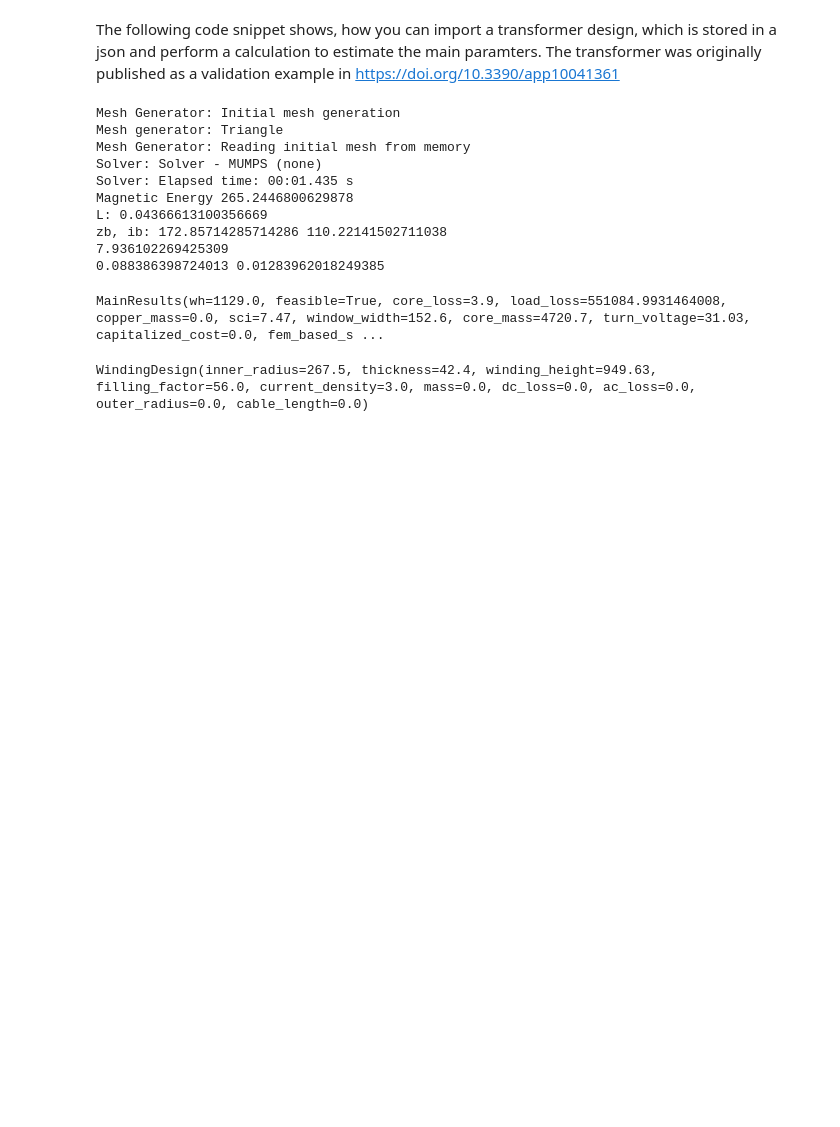
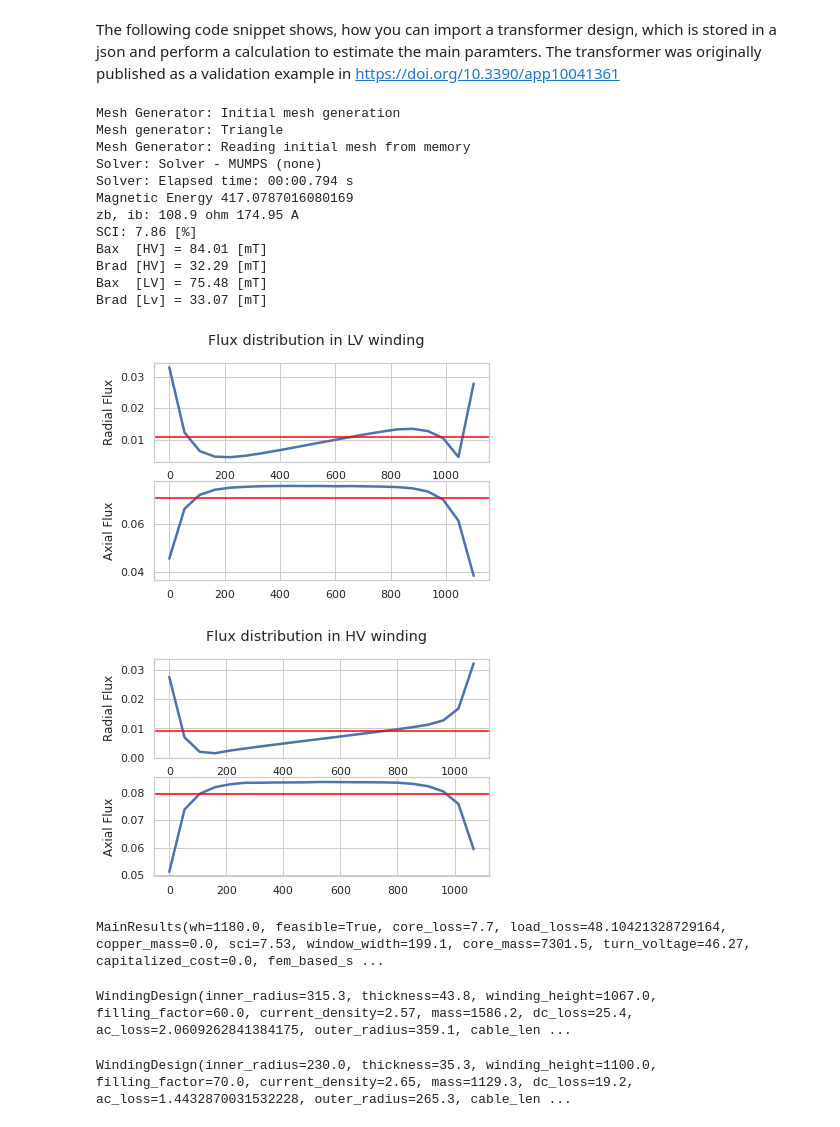
Before and after one commit to tamasorosz/TrafoCalc, a Jupyter notebook: notes/6300kVA_transformer.ipynb, the cells around one changed output. Cells and saved outputs as stored; diff of their text form; code cells hidden in the pictures; blank space fills up the shorter version.

```diff
--- a/notes/6300kVA_transformer.ipynb
+++ b/notes/6300kVA_transformer.ipynb
@@ -9,37 +9,45 @@ The following code snippet shows, how you can import a transformer design, which
 # %%
 from importlib_resources import files
 from src.two_winding_model import TransformerDesign, TwoWindingModel
 
-path = files("data").joinpath("6300_kVA_example.json")
+path = files("data").joinpath("10MVA_example.json")
 
 import json
 
 with open(path) as json_file:
     data = json.load(json_file)
 
 transformer = TransformerDesign.from_dict(data)
 
 trafo_model = TwoWindingModel(input=transformer)
-trafo_model.calculate(is_sc=True)
+trafo_model.calculate(is_sc=False)
 
 # FEM calculation
 trafo_model.fem_simulation()
 # %% [output]
 Mesh Generator: Initial mesh generation
 Mesh generator: Triangle
 Mesh Generator: Reading initial mesh from memory
 Solver: Solver - MUMPS (none)
-Solver: Elapsed time: 00:01.435 s
-Magnetic Energy 265.2446800629878
-L: 0.04366613100356669
-zb, ib: 172.85714285714286 110.22141502711038
-7.936102269425309
-0.088386398724013 0.01283962018249385
+Solver: Elapsed time: 00:00.794 s
+Magnetic Energy 417.0787016080169
+zb, ib: 108.9 ohm 174.95 A
+SCI: 7.86 [%]
+Bax  [HV] = 84.01 [mT]
+Brad [HV] = 32.29 [mT]
+Bax  [LV] = 75.48 [mT]
+Brad [Lv] = 33.07 [mT]
+[figure, added]
+[figure, added]
 # %%
 print(trafo_model.results)
 # %% [output]
-MainResults(wh=1129.0, feasible=True, core_loss=3.9, load_loss=551084.9931464008, copper_mass=0.0, sci=7.47, window_width=152.6, core_mass=4720.7, turn_voltage=31.03, capitalized_cost=0.0, fem_based_s ...
+MainResults(wh=1180.0, feasible=True, core_loss=7.7, load_loss=48.10421328729164, copper_mass=0.0, sci=7.53, window_width=199.1, core_mass=7301.5, turn_voltage=46.27, capitalized_cost=0.0, fem_based_s ...
 # %%
 print(trafo_model.hv_winding)
 # %% [output]
-WindingDesign(inner_radius=267.5, thickness=42.4, winding_height=949.63, filling_factor=56.0, current_density=3.0, mass=0.0, dc_loss=0.0, ac_loss=0.0, outer_radius=0.0, cable_length=0.0)
+WindingDesign(inner_radius=315.3, thickness=43.8, winding_height=1067.0, filling_factor=60.0, current_density=2.57, mass=1586.2, dc_loss=25.4, ac_loss=2.0609262841384175, outer_radius=359.1, cable_len ...
+# %%
+print(trafo_model.lv_winding)
+# %% [output]
+WindingDesign(inner_radius=230.0, thickness=35.3, winding_height=1100.0, filling_factor=70.0, current_density=2.65, mass=1129.3, dc_loss=19.2, ac_loss=1.4432870031532228, outer_radius=265.3, cable_len ...
```
Also changed, not shown: 7 other files.
